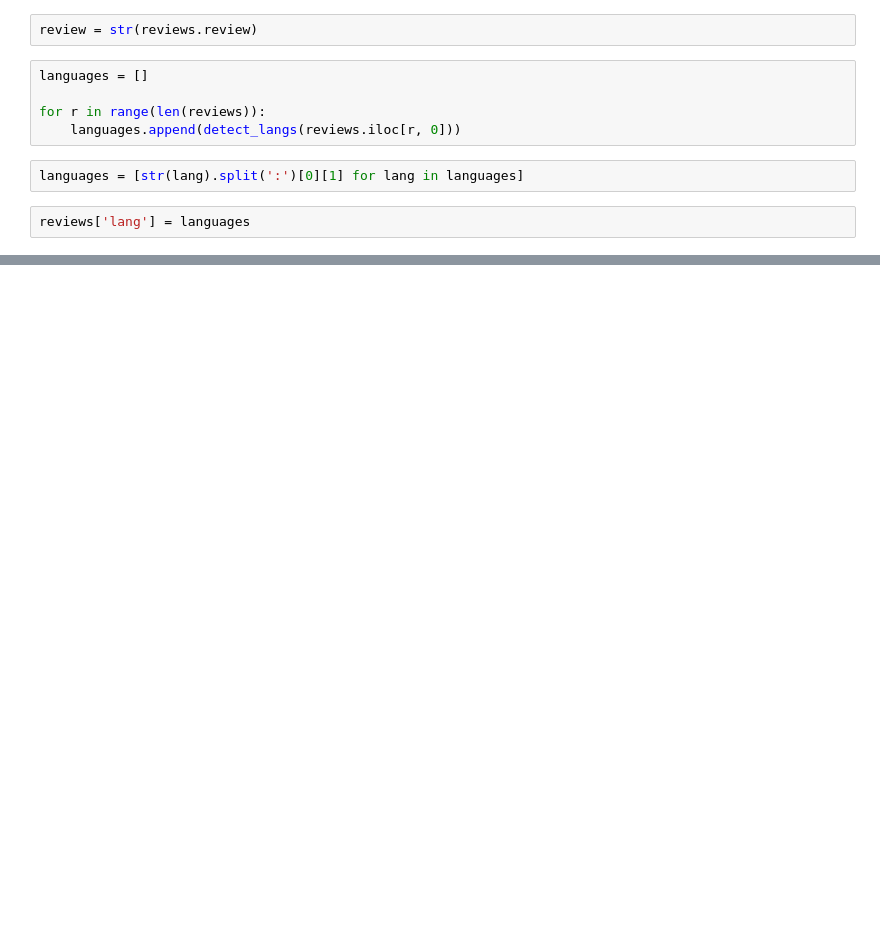
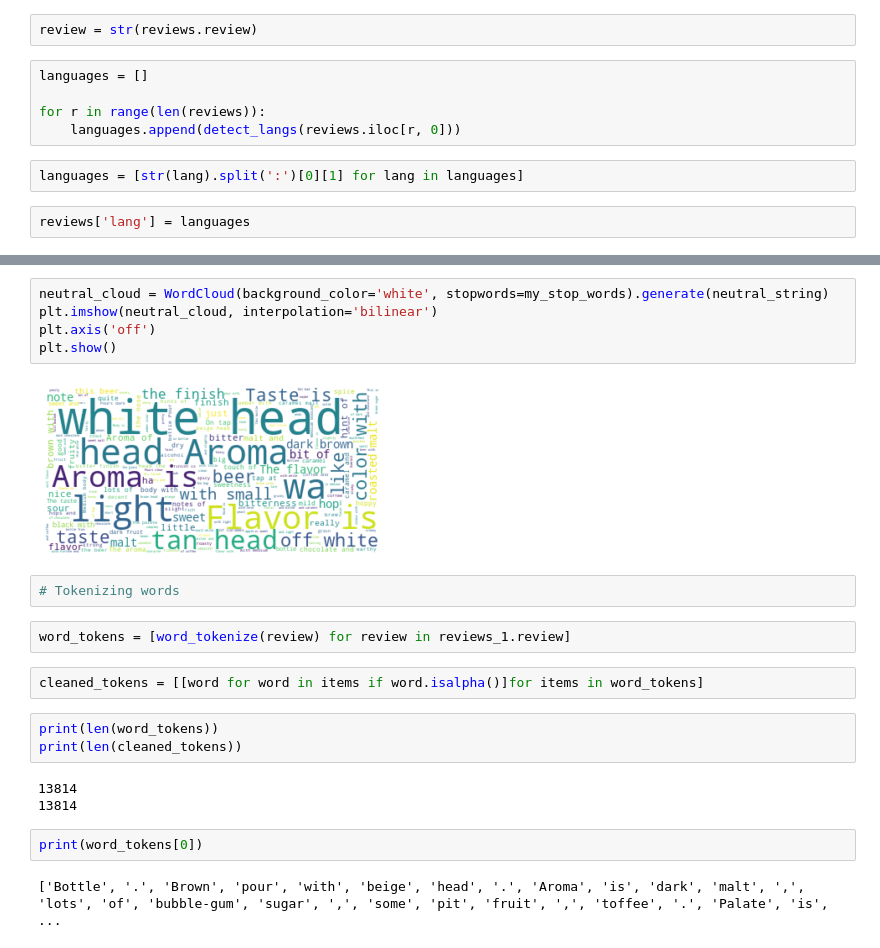
Before and after one commit to saurin33/final_project, a Jupyter notebook: sentiment_analysis.ipynb, the cells around one changed output, grey strips where cells are left out. Saved outputs shown, nothing was run; the diff lists cells and outputs as text; blank space fills up the shorter version.

```diff
--- a/sentiment_analysis.ipynb
+++ b/sentiment_analysis.ipynb
@@ -245,0 +344,23 @@ reviews_bow = vectorizer.transform(reviews_e.review)
+# %%
+neutral_cloud = WordCloud(background_color='white', stopwords=my_stop_words).generate(neutral_string)
+plt.imshow(neutral_cloud, interpolation='bilinear')
+plt.axis('off')
+plt.show()
+# %% [output]
+[figure, added]
+# %%
+# Tokenizing words
+# %%
+word_tokens = [word_tokenize(review) for review in reviews_1.review]
+# %%
+cleaned_tokens = [[word for word in items if word.isalpha()]for items in word_tokens]
+# %%
+print(len(word_tokens))
+print(len(cleaned_tokens))
+# %% [output]
+13814
+13814
+# %%
+print(word_tokens[0])
+# %% [output]
+['Bottle', '.', 'Brown', 'pour', 'with', 'beige', 'head', '.', 'Aroma', 'is', 'dark', 'malt', ',', 'lots', 'of', 'bubble-gum', 'sugar', ',', 'some', 'pit', 'fruit', ',', 'toffee', '.', 'Palate', 'is', ...
```
Also changed, not shown: parts of 84 cells of this notebook.
